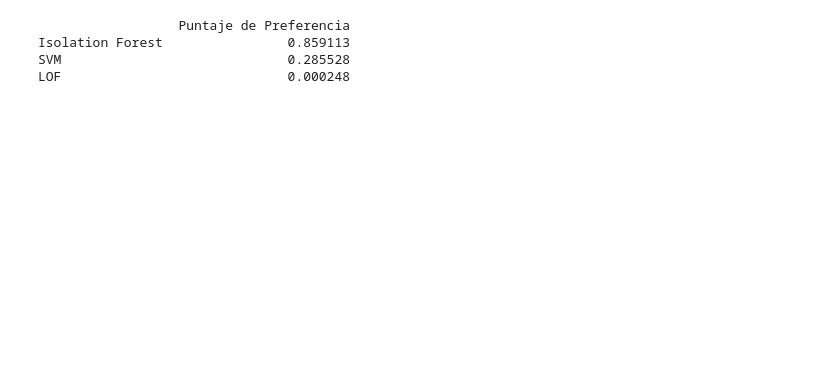
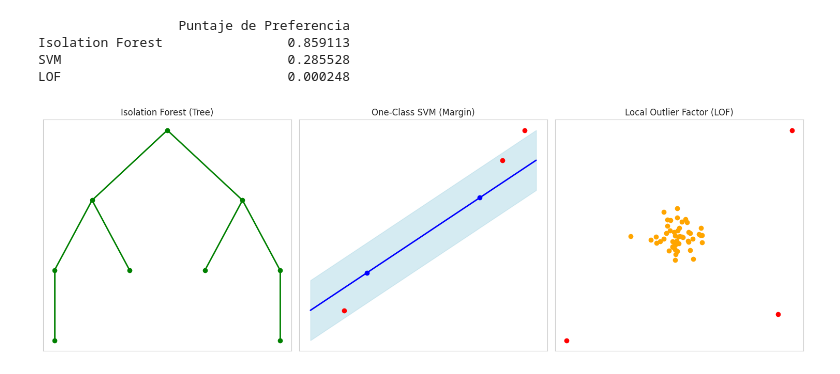
Before and after one commit to David32443/Simulacion_AlgoritmosML, a Jupyter notebook: analisis.ipynb, the cells around one changed output. Saved outputs shown, nothing was run; the diff lists cells and outputs as text; code cells hidden in the pictures; blank space fills up the shorter version.

```diff
--- a/analisis.ipynb
+++ b/analisis.ipynb
@@ -1490,3 +1539,53 @@ print(resultados)
 Isolation Forest                0.859113
 SVM                             0.285528
 LOF                             0.000248
+# %%
+import matplotlib.pyplot as plt
+import numpy as np
+
+# Configuración del tamaño de las figuras
+fig, axs = plt.subplots(1, 3, figsize=(15, 5))
+
+# 1. Visualización para Isolation Forest (Árbol)
+# Representación simple de un árbol binario
+axs[0].plot([0.5, 0.3], [0.8, 0.6], color='green', lw=2)
+axs[0].plot([0.5, 0.7], [0.8, 0.6], color='green', lw=2)
+axs[0].plot([0.3, 0.2], [0.6, 0.4], color='green', lw=2)
+axs[0].plot([0.3, 0.4], [0.6, 0.4], color='green', lw=2)
+axs[0].plot([0.7, 0.6], [0.6, 0.4], color='green', lw=2)
+axs[0].plot([0.7, 0.8], [0.6, 0.4], color='green', lw=2)
+axs[0].plot([0.2, 0.2], [0.4, 0.2], color='green', lw=2)
+axs[0].plot([0.8, 0.8], [0.4, 0.2], color='green', lw=2)
+axs[0].scatter([0.5, 0.3, 0.7, 0.2, 0.4, 0.6, 0.8, 0.2, 0.8],
+               [0.8, 0.6, 0.6, 0.4, 0.4, 0.4, 0.4, 0.2, 0.2], color='green')
+axs[0].set_title("Isolation Forest (Tree)", fontsize=12)
+axs[0].set_xticks([])
+axs[0].set_yticks([])
+
+# 2. Visualización para One-Class SVM (Plano con margen)
+# Representación de un margen con un hiperplano separador
+x = np.linspace(-1, 1, 100)
+y = 0.5 * x
+axs[1].plot(x, y, color='blue', lw=2)  # Hiperplano
+axs[1].fill_between(x, y + 0.2, y - 0.2, color='lightblue', alpha=0.5)  # Margen
+axs[1].scatter([-0.5, 0.5], [-0.25, 0.25], color='blue')  # Puntos de soporte
+axs[1].scatter([0.7, -0.7, 0.9], [0.5, -0.5, 0.7], color='red')  # Puntos fuera del margen
+axs[1].set_title("One-Class SVM (Margin)", fontsize=12)
+axs[1].set_xticks([])
+axs[1].set_yticks([])
+
+# 3. Visualización para LOF (Grupos de puntos con outliers)
+# Representación de puntos densos y outliers
+group = np.random.normal(loc=0, scale=0.1, size=(50, 2))
+outliers = np.array([[0.8, 0.8], [-0.8, -0.8], [0.7, -0.6]])
+axs[2].scatter(group[:, 0], group[:, 1], color='orange')
+axs[2].scatter(outliers[:, 0], outliers[:, 1], color='red')  # Outliers
+axs[2].set_title("Local Outlier Factor (LOF)", fontsize=12)
+axs[2].set_xticks([])
+axs[2].set_yticks([])
+
+# Ajustes finales
+plt.tight_layout()
+plt.show()
+# %% [output]
+[figure, added]
```
Also changed, not shown: parts of 6 cells of this notebook.
